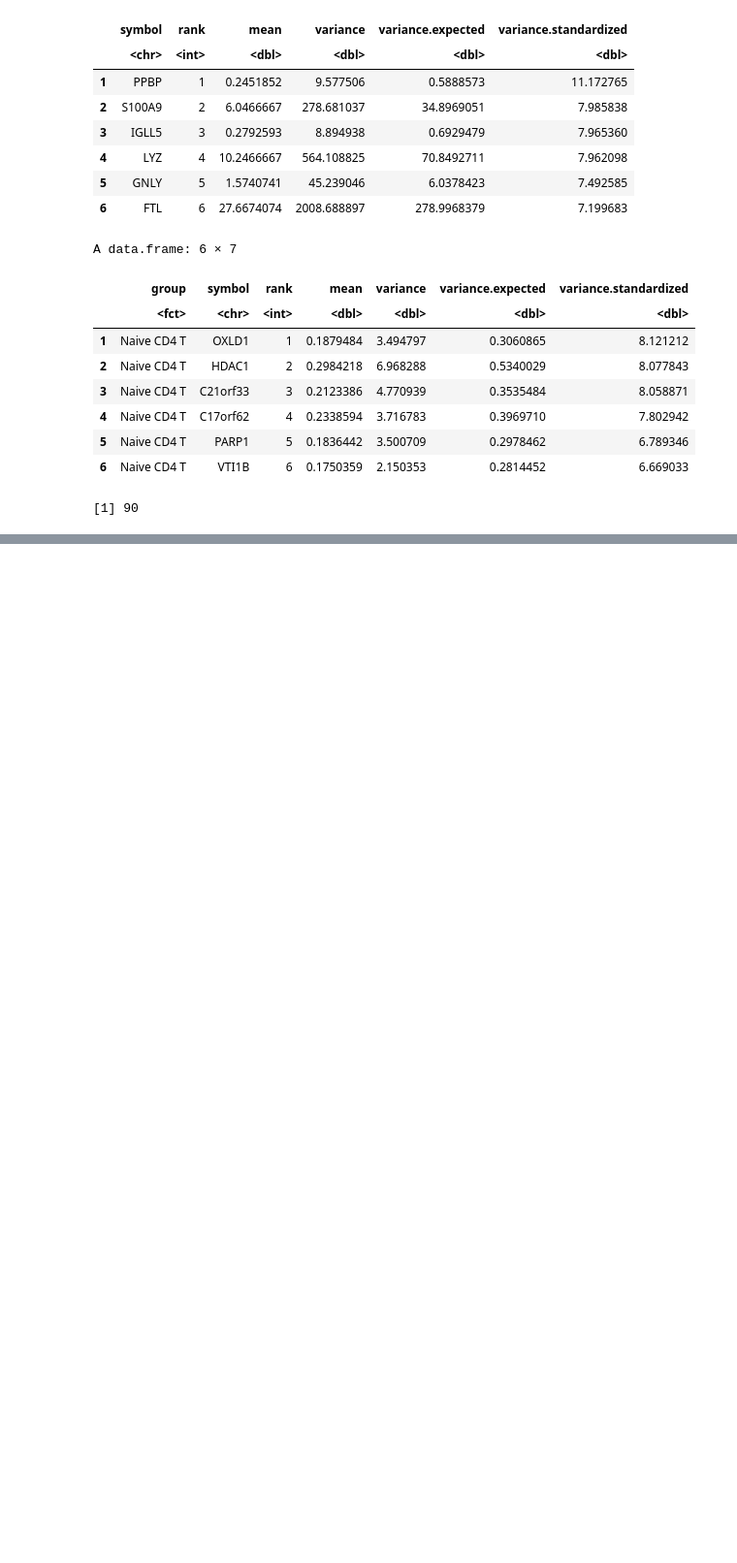
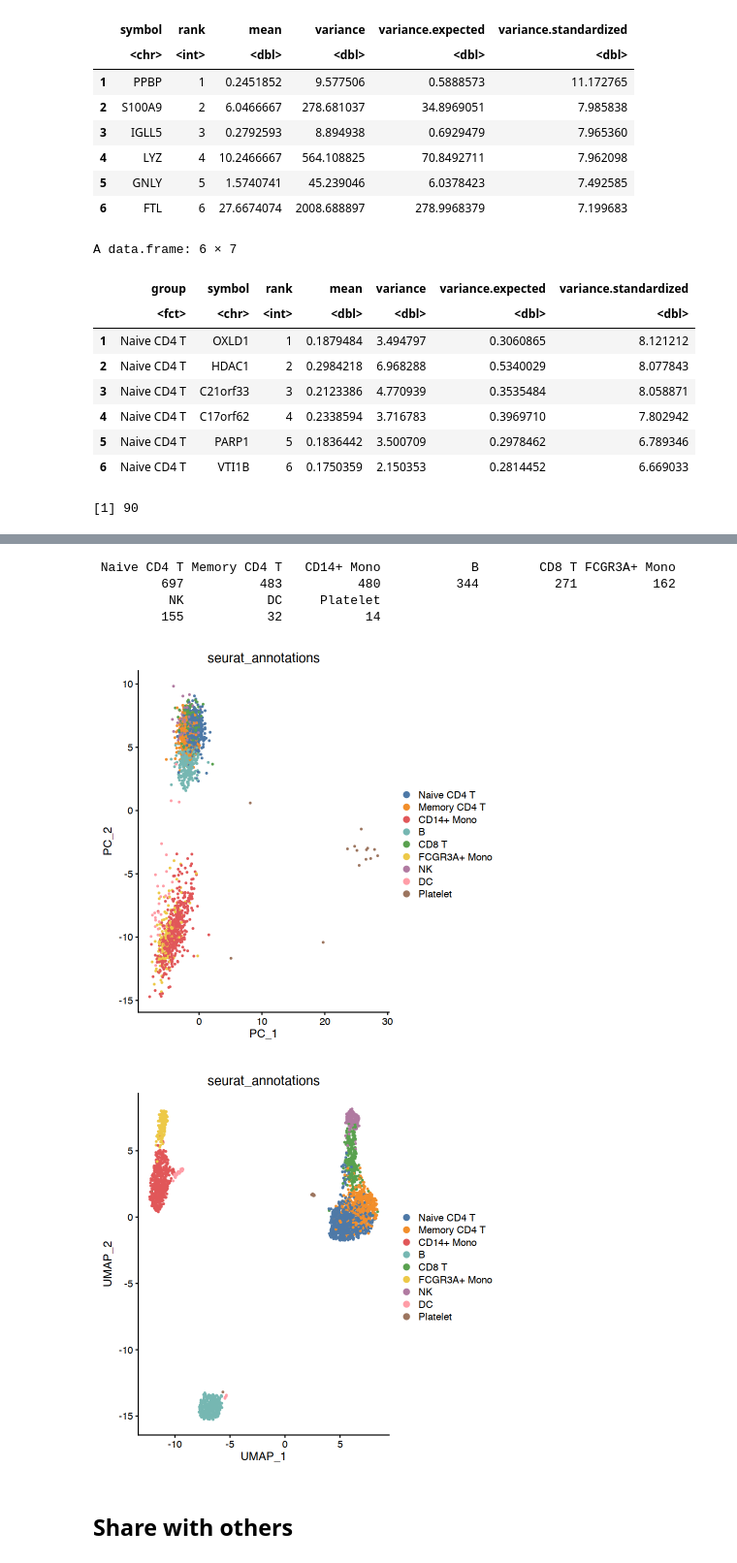
Before and after one commit to immunogenomics/singlecellmethods, a Jupyter notebook: example.ipynb, the cells around one changed output, grey strips where cells are left out. Shown at 97% size. Drawn from its saved outputs; the diff is of its cells as text; code cells hidden in the pictures; blank space fills up the shorter version.

```diff
--- a/example.ipynb
+++ b/example.ipynb
@@ -551,0 +651,28 @@ A data.frame: 6 × 7
+# %%
+suppressWarnings({
+    obj <- SeuratData::LoadData('pbmc3k')
+})
+
+obj <- obj[, which(!is.na(obj@meta.data$seurat_annotations))] ## remove NA annotations
+table(obj@meta.data$seurat_annotations)
+# %% [output]
+ Naive CD4 T Memory CD4 T   CD14+ Mono            B        CD8 T FCGR3A+ Mono
+         697          483          480          344          271          162
+          NK           DC     Platelet
+         155           32           14
+# %%
+obj <- obj %>%
+    NormalizeData(verbose = FALSE) %>%
+    FindVariableFeatures(verbose = FALSE) %>%
+    ScaleData(verbose = FALSE) %>%
+    singlecellmethods::RunBalancedPCA('seurat_annotations', npcs=20) %>%
+    RunUMAP(dims=1:20, verbose = FALSE)
+# %%
+library(ggthemes)
+DimPlot(obj, group.by = 'seurat_annotations', reduction = 'pca', cols = tableau_color_pal()(10), shuffle = TRUE)
+DimPlot(obj, group.by = 'seurat_annotations', reduction = 'umap', cols = tableau_color_pal()(10), shuffle = TRUE)
+# %% [output]
+[figure, added]
+[figure, added]
+# %% [markdown]
+## Share with others
```
Also changed, not shown: parts of 21 cells of this notebook, 6 other files.
